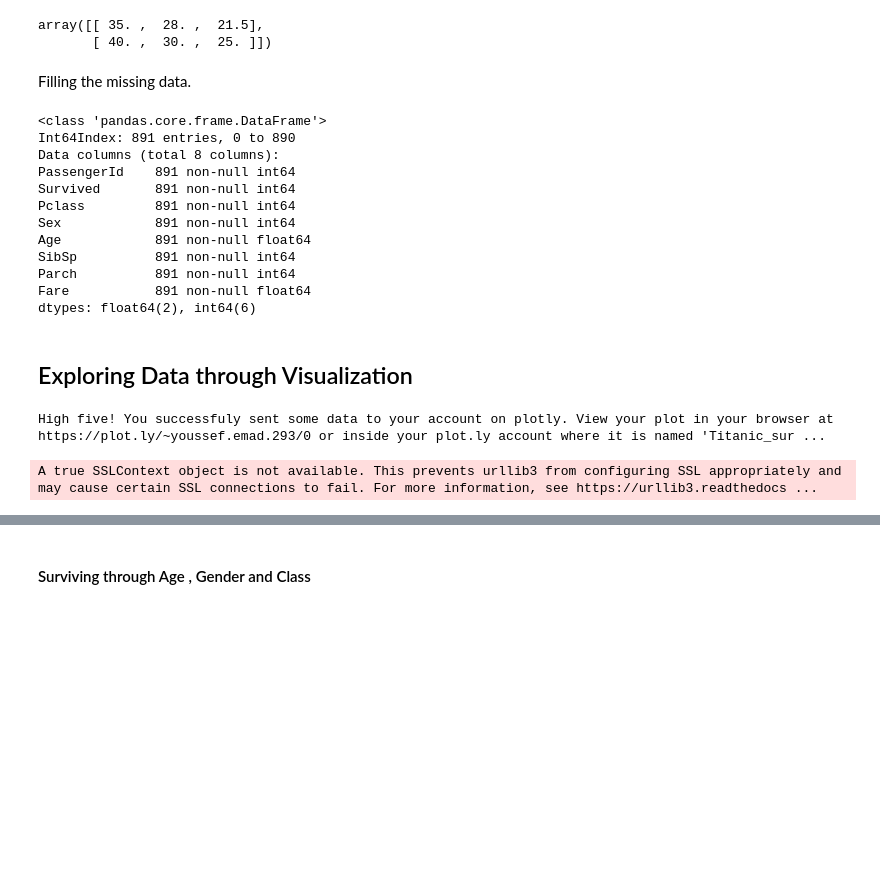
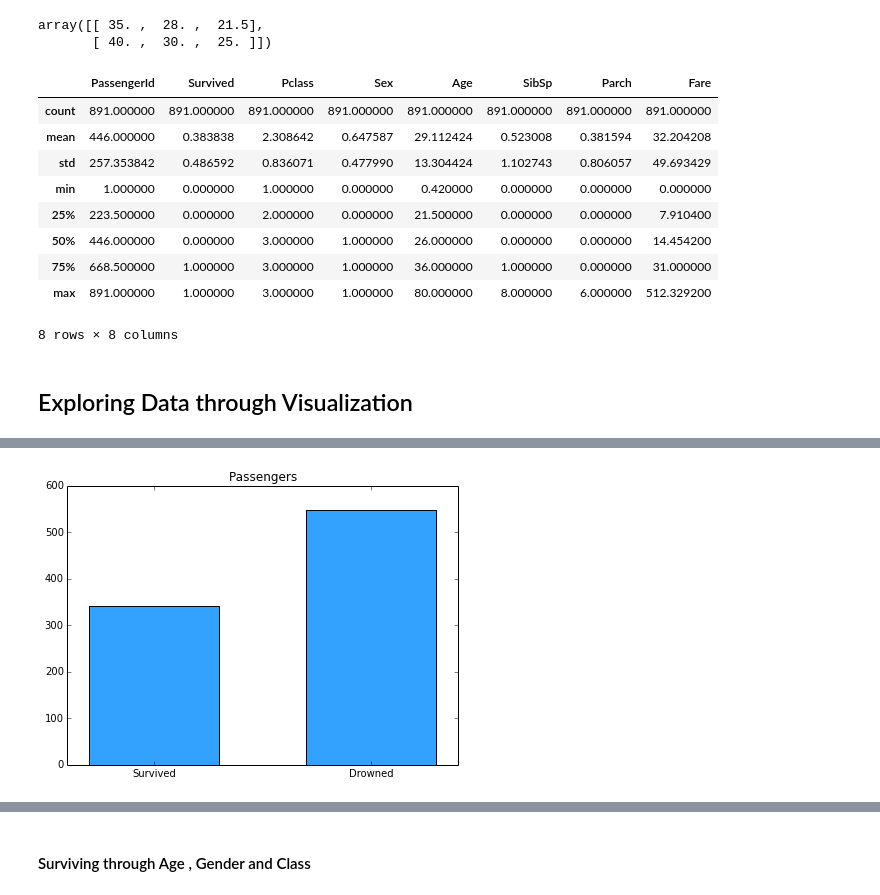
Before and after one commit to islamelmaddah/visualizations, a Jupyter notebook: Titanic.ipynb, the cells around one changed output, grey strips where cells are left out. Drawn from its saved outputs; the diff is of its cells as text; code cells hidden in the pictures; blank space fills up the shorter version.

```diff
--- a/Titanic.ipynb
+++ b/Titanic.ipynb
@@ -87,37 +182,33 @@ median_ages
 # %% [output]
 array([[ 35. ,  28. ,  21.5],
        [ 40. ,  30. ,  25. ]])
-# %% [markdown]
-Filling the missing data.
 # %%
 for i in range(0, 2):
     for j in range(0, 3):
         data_frame.loc[ (data_frame.Age.isnull()) & (data_frame.Sex == i) & (data_frame.Pclass == j+1),\
                 'Age'] = median_ages[i,j]
 # %%
-data_frame.info()
+data_frame.describe()
 # %% [output]
+|  | PassengerId | Survived | Pclass | Sex | Age | SibSp | Parch | Fare |
+| count | 891.000000 | 891.000000 | 891.000000 | 891.000000 | 891.000000 | 891.000000 | 891.000000 | 891.000000 |
+| mean | 446.000000 | 0.383838 | 2.308642 | 0.647587 | 29.112424 | 0.523008 | 0.381594 | 32.204208 |
+| std | 257.353842 | 0.486592 | 0.836071 | 0.477990 | 13.304424 | 1.102743 | 0.806057 | 49.693429 |
+| min | 1.000000 | 0.000000 | 1.000000 | 0.000000 | 0.420000 | 0.000000 | 0.000000 | 0.000000 |
+| 25% | 223.500000 | 0.000000 | 2.000000 | 0.000000 | 21.500000 | 0.000000 | 0.000000 | 7.910400 |
+| 50% | 446.000000 | 0.000000 | 3.000000 | 1.000000 | 26.000000 | 0.000000 | 0.000000 | 14.454200 |
+| 75% | 668.500000 | 1.000000 | 3.000000 | 1.000000 | 36.000000 | 1.000000 | 0.000000 | 31.000000 |
+| max | 891.000000 | 1.000000 | 3.000000 | 1.000000 | 80.000000 | 8.000000 | 6.000000 | 512.329200 |
-<class 'pandas.core.frame.DataFrame'>
-Int64Index: 891 entries, 0 to 890
-Data columns (total 8 columns):
-PassengerId    891 non-null int64
-Survived       891 non-null int64
-Pclass         891 non-null int64
-Sex            891 non-null int64
-Age            891 non-null float64
-SibSp          891 non-null int64
-Parch          891 non-null int64
-Fare           891 non-null float64
-dtypes: float64(2), int64(6)
+8 rows × 8 columns
 # %% [markdown]
 ## Exploring Data through Visualization
 # %%
-from plotly.graph_objs import Bar
-
+plt.figure(figsize=(7,5))
 survived_count = len(data_frame[data_frame['Survived'] == 1])
 drowned_count = len(data_frame[data_frame['Survived'] == 0])
+labels = ['Survived', 'Drowned']
 
-py.iplot([Bar(x=['Survived','Drowned'],y=[survived_count , drowned_count])],filename='Titanic_survivor')
+plt.bar([1,2],[survived_count,drowned_count],0.6, color='#33A2FF', align='center')
+ticks = plt.xticks([1,2], labels)
+title  = plt.title('Passengers ')
 # %% [output]
-High five! You successfuly sent some data to your account on plotly. View your plot in your browser at https://plot.ly/~youssef.emad.293/0 or inside your plot.ly account where it is named 'Titanic_sur ...
-A true SSLContext object is not available. This prevents urllib3 from configuring SSL appropriately and may cause certain SSL connections to fail. For more information, see https://urllib3.readthedocs ...
@@ -124,0 +215 @@ A true SSLContext object is not available. This prevents urllib3 from configurin
+[figure, added]
```
Also changed, not shown: parts of 34 cells of this notebook.
